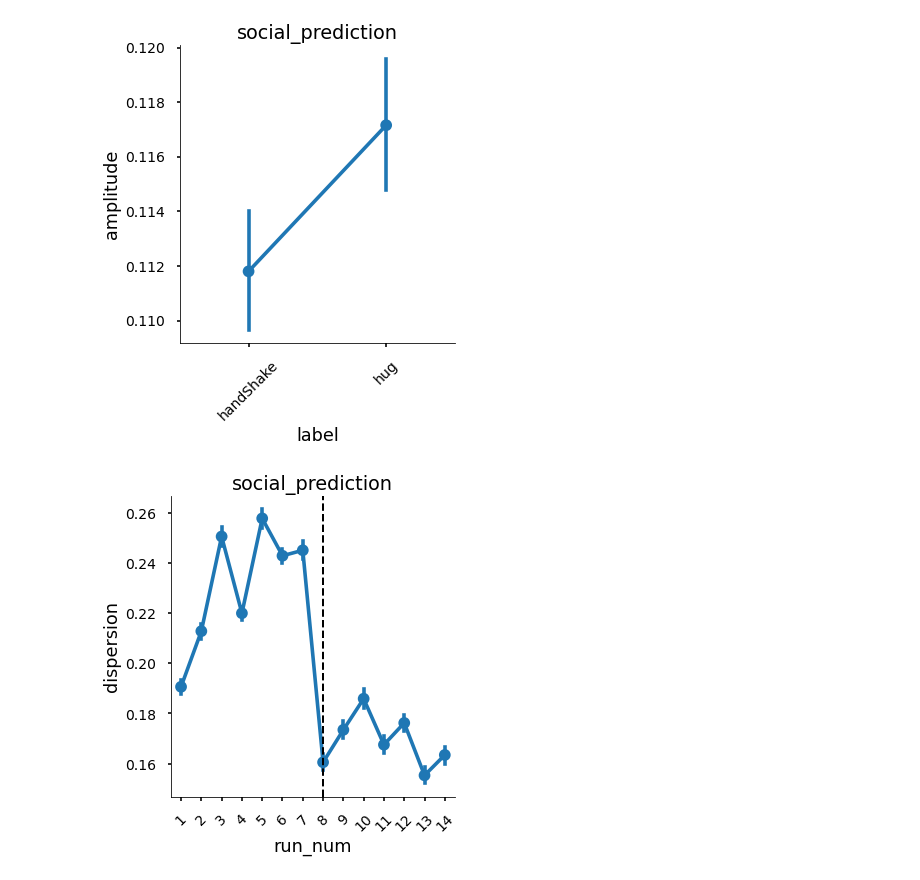
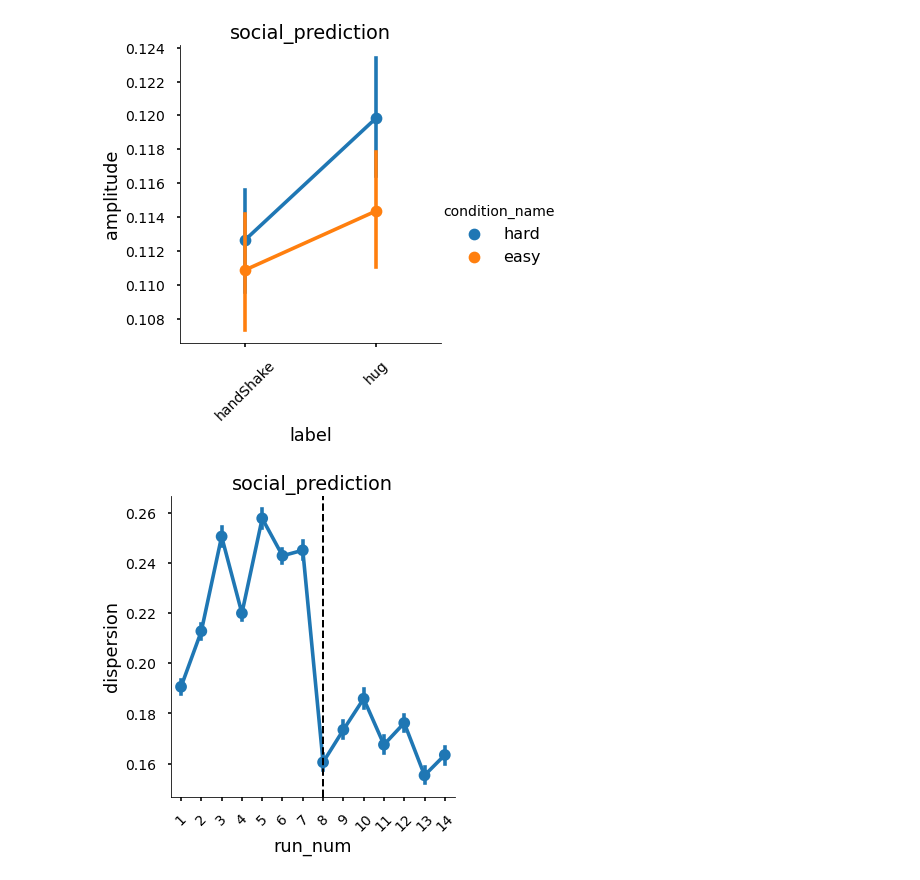
Before and after one commit to maedbhk/action_prediction, a Jupyter notebook: notebooks/1.0-mk-social_prediction.ipynb, the cells around one changed output. Saved outputs shown, nothing was run; the diff lists cells and outputs as text; code cells hidden in the pictures.

```diff
--- a/notebooks/1.0-mk-social_prediction.ipynb
+++ b/notebooks/1.0-mk-social_prediction.ipynb
@@ -57,7 +82,7 @@ vis.plot_fixation_duration(dataframe=df_merged, x='run_num')
 # %%
 # plot amplitude
-vis.plot_amplitude(dataframe=df_merged, x='label')
+vis.plot_amplitude(dataframe=df_merged, x='label', hue='condition_name')
 # %% [output]
-[figure, old version]
+[figure, new version]
 # %%
 # plot dispersion
```
Also changed, not shown: parts of 14 cells of this notebook, 3 other files.
